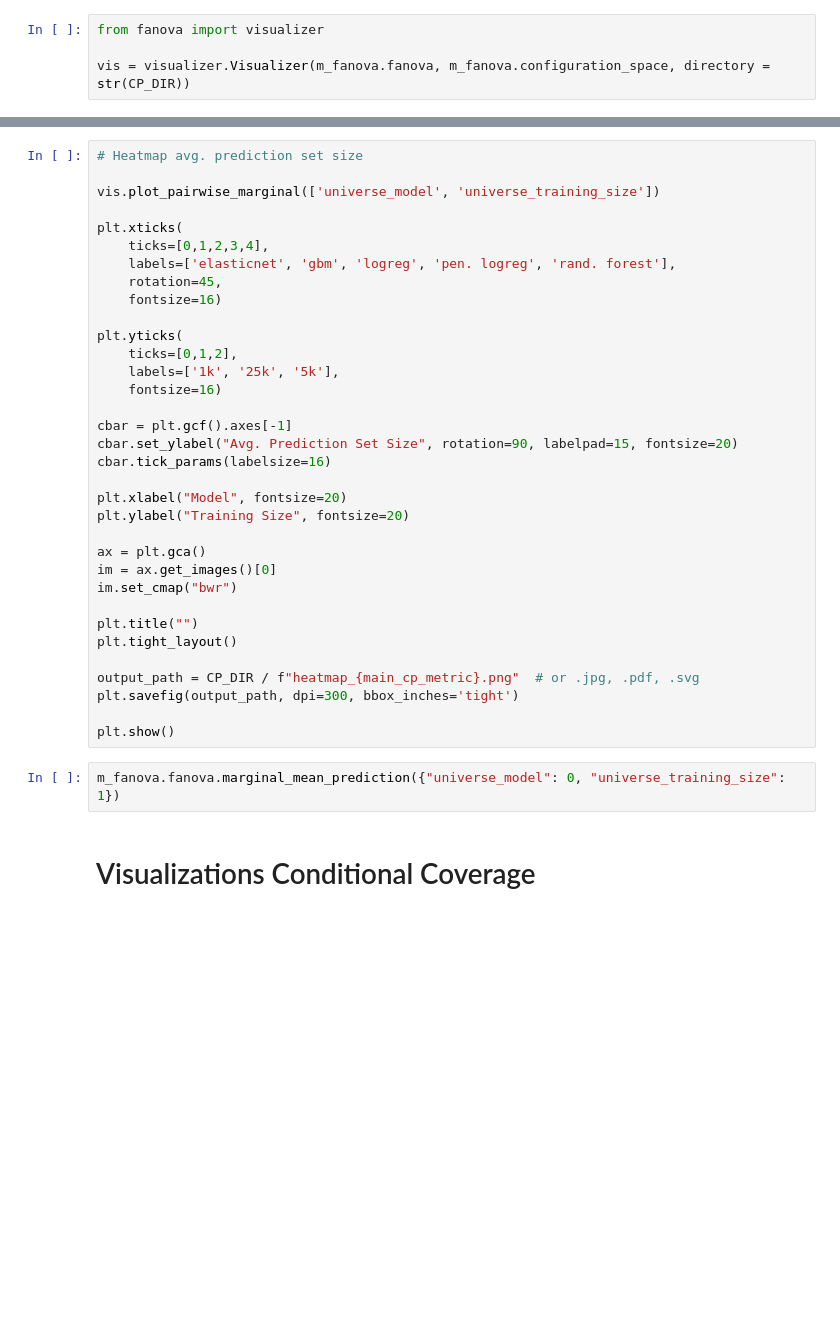
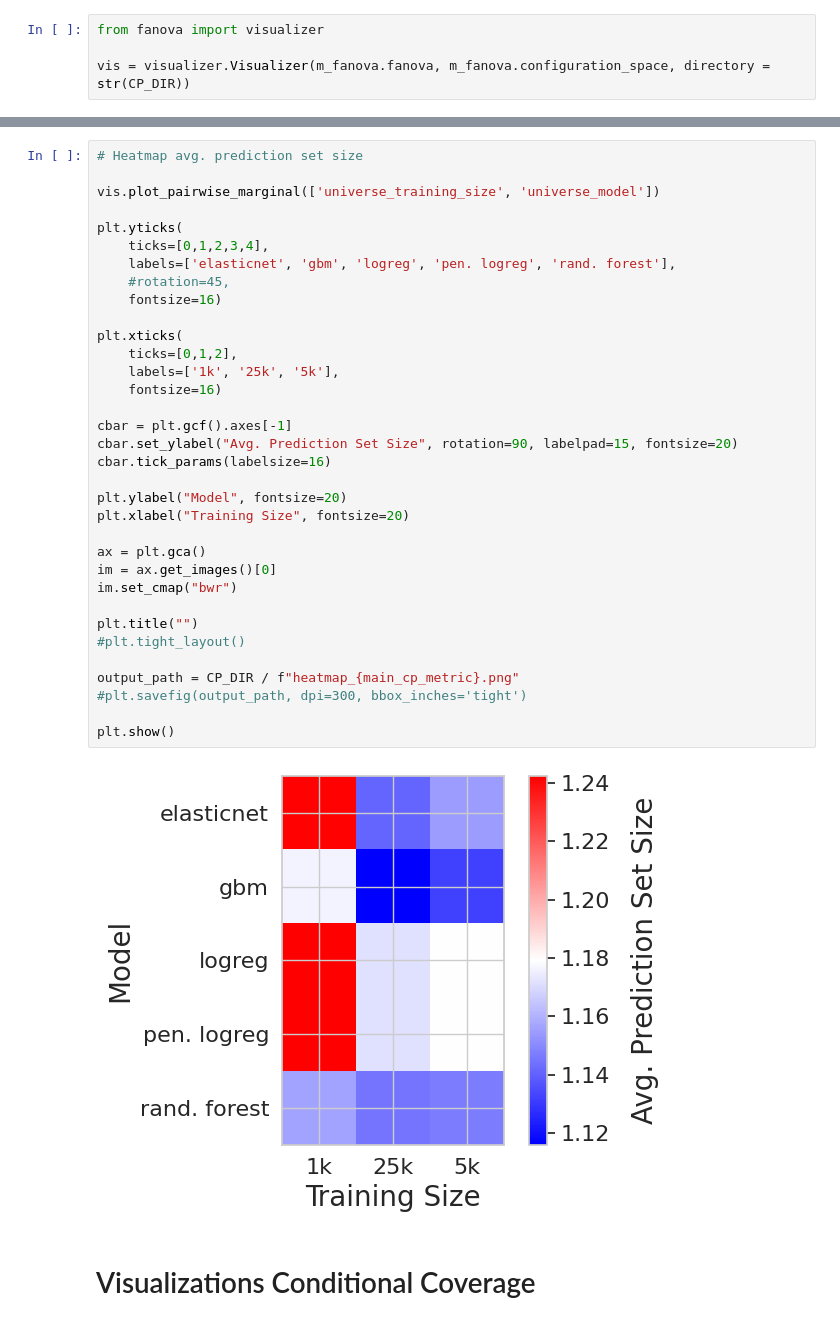
Before and after one commit to jsbroden/CMA_Fairness_v2, a Jupyter notebook: analysis_var_imp_overall.ipynb, the cells around one changed output, grey strips where cells are left out. Cells and saved outputs as stored; diff of their text form; blank space fills up the shorter version.

```diff
--- a/analysis_var_imp_overall.ipynb
+++ b/analysis_var_imp_overall.ipynb
@@ -376,39 +469,39 @@ print(label_map)
 # %%
 # Heatmap avg. prediction set size
 
-vis.plot_pairwise_marginal(['universe_model', 'universe_training_size'])
+vis.plot_pairwise_marginal(['universe_training_size', 'universe_model'])
+
+plt.yticks(
+    ticks=[0,1,2,3,4],
+    labels=['elasticnet', 'gbm', 'logreg', 'pen. logreg', 'rand. forest'],
+    #rotation=45,
+    fontsize=16)
 
 plt.xticks(
-    ticks=[0,1,2,3,4],
-    labels=['elasticnet', 'gbm', 'logreg', 'pen. logreg', 'rand. forest'],
-    rotation=45,
-    fontsize=16)
-
-plt.yticks(
     ticks=[0,1,2],
     labels=['1k', '25k', '5k'],
     fontsize=16)
 
 cbar = plt.gcf().axes[-1]
 cbar.set_ylabel("Avg. Prediction Set Size", rotation=90, labelpad=15, fontsize=20)
 cbar.tick_params(labelsize=16)
 
-plt.xlabel("Model", fontsize=20)
-plt.ylabel("Training Size", fontsize=20)
+plt.ylabel("Model", fontsize=20)
+plt.xlabel("Training Size", fontsize=20)
 
 ax = plt.gca()
 im = ax.get_images()[0]
 im.set_cmap("bwr")
 
 plt.title("")
-plt.tight_layout()
+#plt.tight_layout()
 
-output_path = CP_DIR / f"heatmap_{main_cp_metric}.png"  # or .jpg, .pdf, .svg
-plt.savefig(output_path, dpi=300, bbox_inches='tight')
+output_path = CP_DIR / f"heatmap_{main_cp_metric}.png"
+#plt.savefig(output_path, dpi=300, bbox_inches='tight')
 
 plt.show()
+# %% [output]
+[figure, added]
-# %%
-m_fanova.fanova.marginal_mean_prediction({"universe_model": 0, "universe_training_size": 1})
 # %% [markdown]
 # Visualizations Conditional Coverage
 # %%
```
Also changed, not shown: parts of 25 cells of this notebook, 12 other files.
